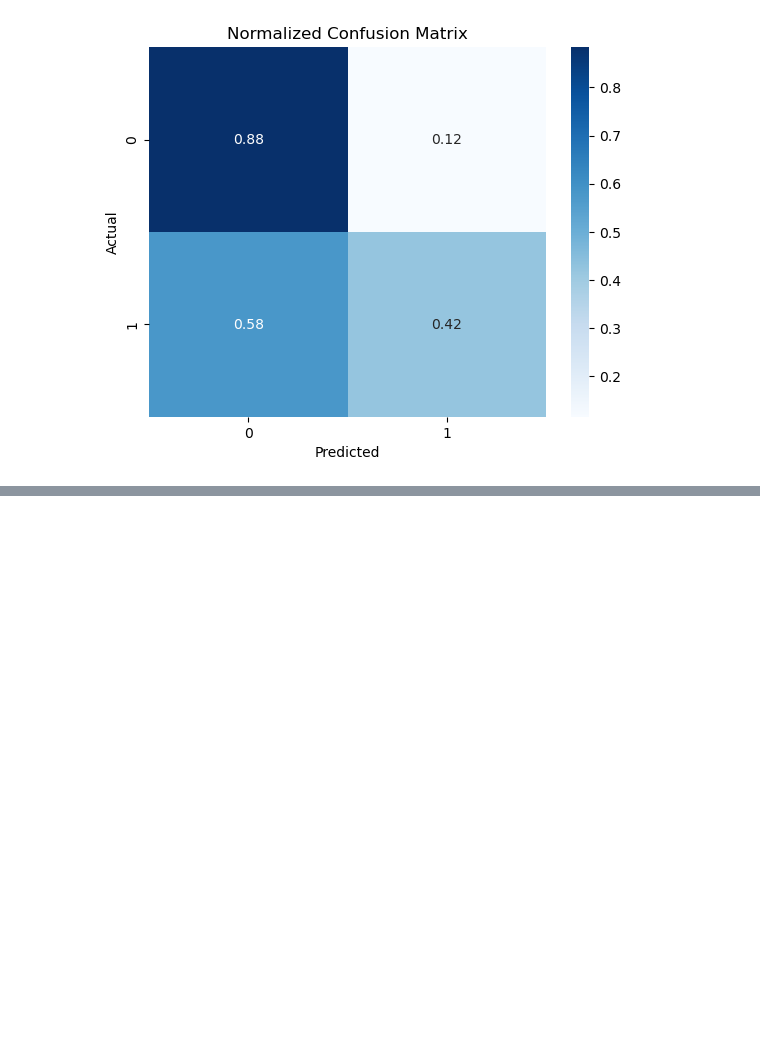
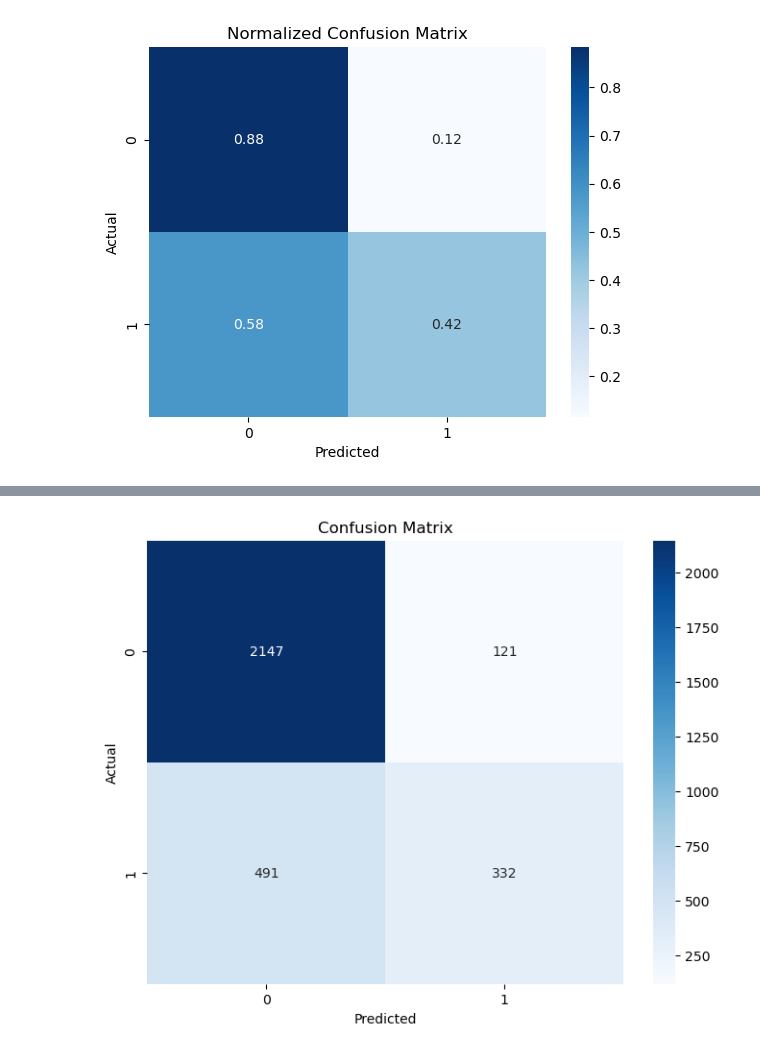
Before and after one commit to Azri-Muhsin/FDM-mini-project-y3s1, a Jupyter notebook: classifier-comparison.ipynb, the cells around one changed output, grey strips where cells are left out. Saved outputs shown, nothing was run; the diff lists cells and outputs as text; code cells hidden in the pictures; blank space fills up the shorter version.

Commit message:
random forest classifier included in list of classifiers

```diff
--- a/classifier-comparison.ipynb
+++ b/classifier-comparison.ipynb
@@ -401,0 +406,4 @@ plt.show()
+# %%
+rf = RandomForestClassifier(n_estimators = 2000, max_depth=26,min_samples_split=3, random_state=42)
+# %%
+rf.fit(X_train, y_train)
@@ -401,0 +413,2 @@ plt.show()
+# %%
+y_pred = rf.predict(X_test)
@@ -401,0 +431,11 @@ plt.show()
+# %%
+cm = confusion_matrix(y_test, y_pred)
+
+plt.figure(figsize=(8,6))
+sns.heatmap(cm, annot=True, fmt="d", cmap="Blues")
+plt.xlabel('Predicted')
+plt.ylabel('Actual')
+plt.title('Confusion Matrix')
+plt.show()
+# %% [output]
+[figure, added]
```
Also changed, not shown: parts of 6 cells of this notebook.
